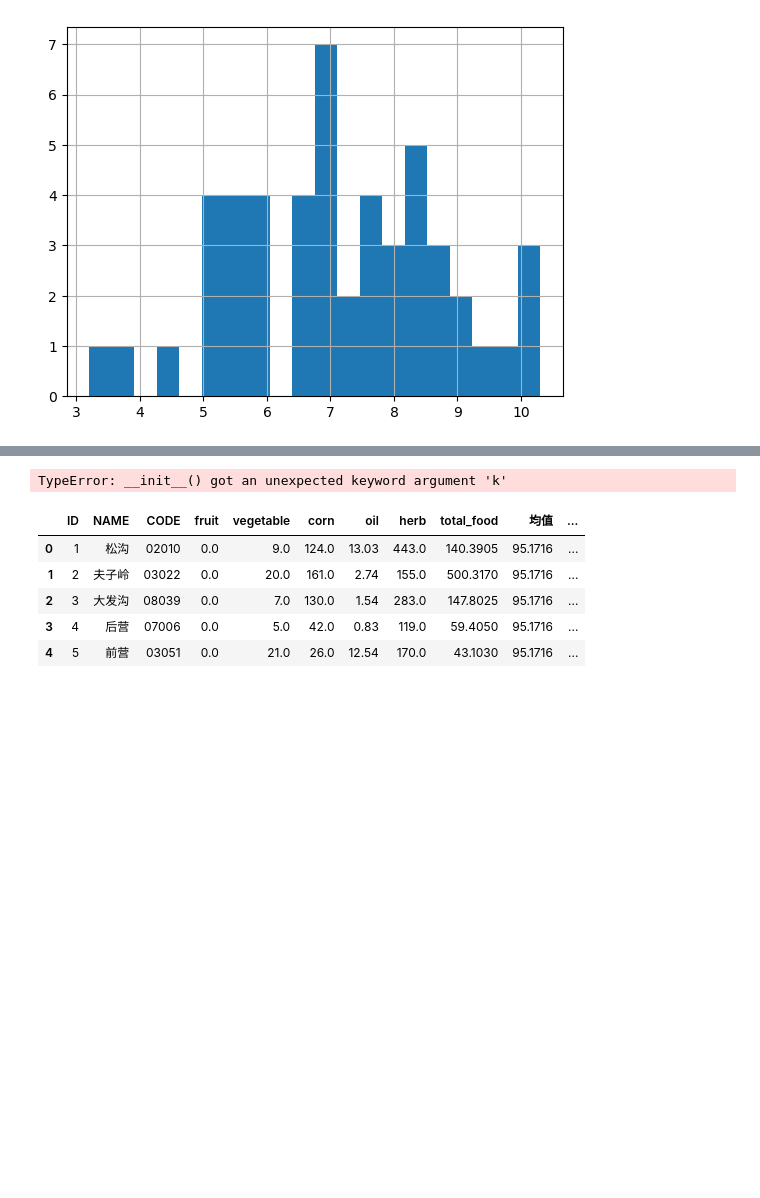
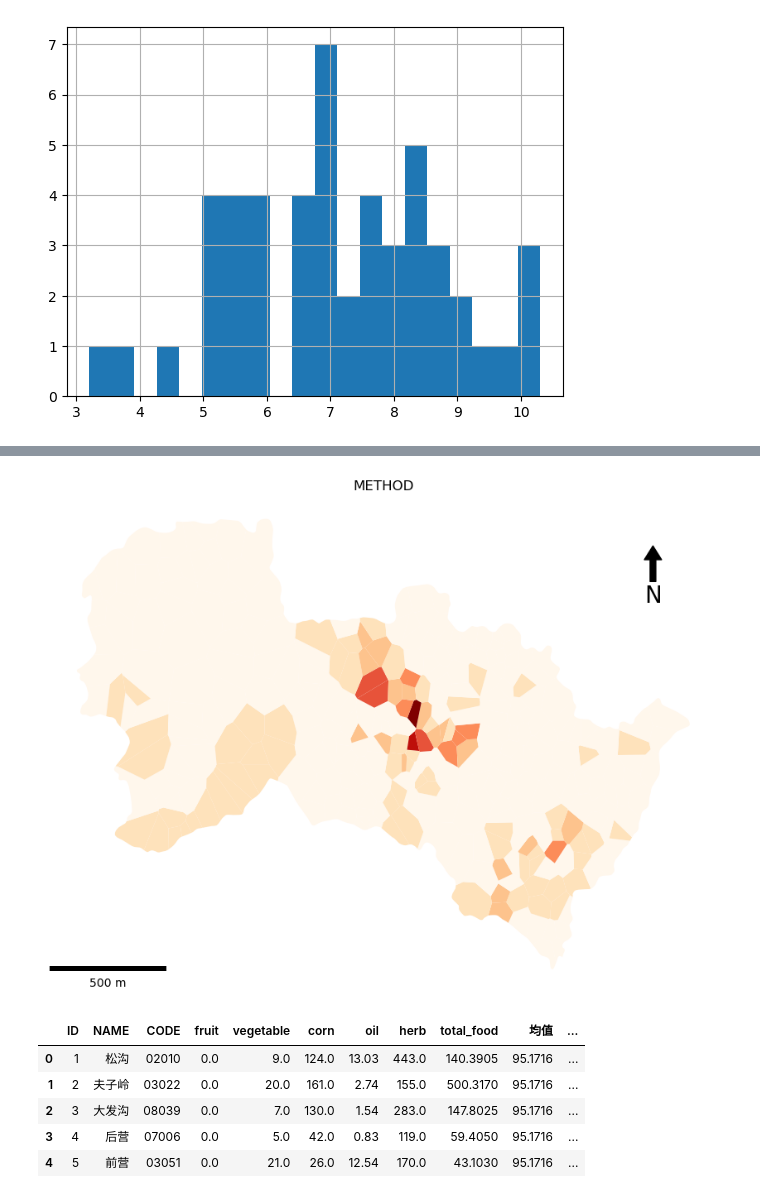
Before and after one commit to Ashes814/LSGI532_Project, a Jupyter notebook: project1/visualMap.ipynb, the cells around one changed output, grey strips where cells are left out. Drawn from its saved outputs; the diff is of its cells as text; code cells hidden in the pictures; blank space fills up the shorter version.

```diff
--- a/project1/visualMap.ipynb
+++ b/project1/visualMap.ipynb
@@ -84,24 +128,30 @@ state_data["Unemployment"].hist(bins=20)
 # %%
-import geopandas as gpd
+import geopandas
 import matplotlib.pyplot as plt
 import mapclassify
+from matplotlib_scalebar.scalebar import ScaleBar
 world = geopandas.read_file('testdata.geojson')
 # ei = mapclassify.EqualInterval(world['vegetable'], k=5)
-ei = mapclassify.HeadTailBreaks(world['vegetable'], k=5)
+ei = mapclassify.HeadTailBreaks(world['vegetable'])
 world['category'] = ei.yb
 ax = world.plot(column='category',
-                legend=True,
+                legend=False,
                 # legend_kwds={'loc': 'lower right'},
                 cmap='OrRd',
                 figsize=(10.5, 10))
 ax.add_artist(ScaleBar(3, units="km", location="lower left"))
 ax.set_xticks([], None)
 ax.set_yticks([], None)
 plt.title("METHOD")
 ax.set_axis_off()
+x, y, arrow_length = 0.9, 0.9, 0.1
+ax.annotate('N', xy=(x, y), xytext=(x, y-arrow_length),
+            arrowprops=dict(facecolor='black', width=5, headwidth=15),
+            ha='center', va='center', fontsize=20,
+            xycoords=ax.transAxes)
 plt.show()
 # %% [output]
-TypeError: __init__() got an unexpected keyword argument 'k'
+[figure, added]
 # %%
 world.head()
 # %% [output]
```
Also changed, not shown: parts of 9 cells of this notebook, 4 other files.
